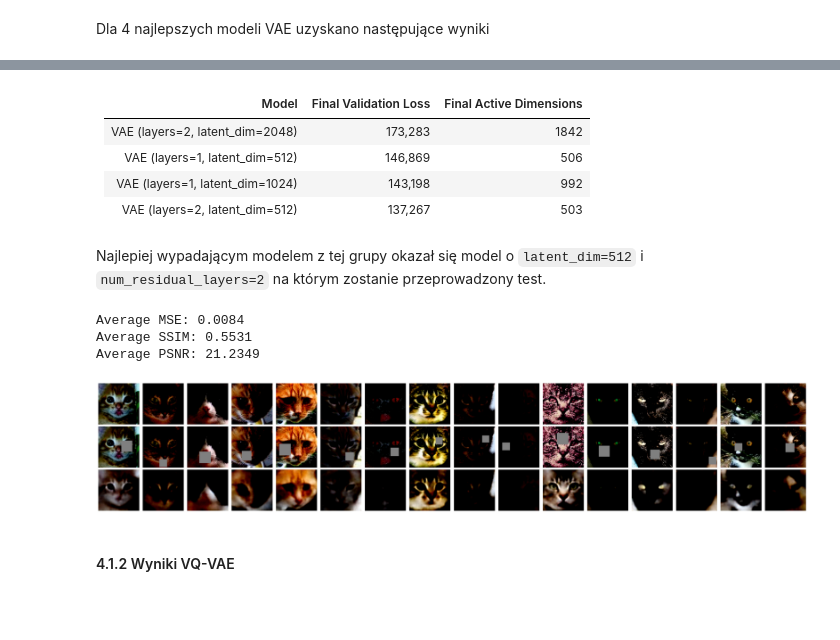
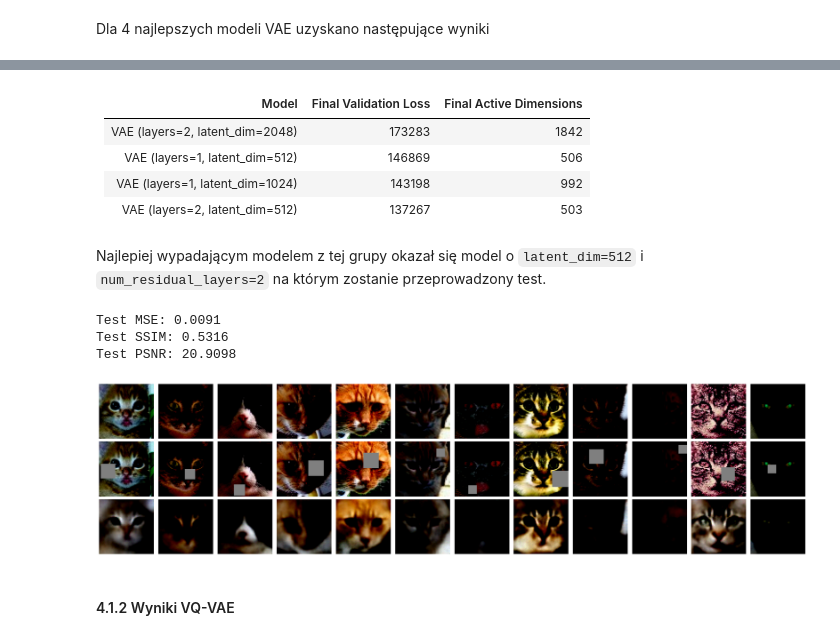
Before and after one commit to TytanMikJas/Inpainting, a Jupyter notebook: research_raport.ipynb, the cells around one changed output, grey strips where cells are left out. Cells and saved outputs as stored; diff of their text form; code cells hidden in the pictures; blank space fills up the shorter version.

```diff
--- a/research_raport.ipynb
+++ b/research_raport.ipynb
@@ -242,13 +245,15 @@ Dla 4 najlepszych modeli VAE uzyskano następujące wyniki
 # %% [markdown]
 | Model                               | Final Validation Loss | Final Active Dimensions |
 |-------------------------------------|-----------------------|-------------------------|
-| VAE (layers=2, latent_dim=2048)     | 173,283               | 1842                    |
-| VAE (layers=1, latent_dim=512)      | 146,869               | 506                     |
-| VAE (layers=1, latent_dim=1024)     | 143,198               | 992                     |
-| VAE (layers=2, latent_dim=512)      | 137,267               | 503                     |
+| VAE (layers=2, latent_dim=2048)     | 173283               | 1842                    |
+| VAE (layers=1, latent_dim=512)      | 146869               | 506                     |
+| VAE (layers=1, latent_dim=1024)     | 143198               | 992                     |
+| VAE (layers=2, latent_dim=512)      | 137267               | 503                     |
 # %% [markdown]
 Najlepiej wypadającym modelem z tej grupy okazał się model o `latent_dim=512` i `num_residual_layers=2` na którym zostanie przeprowadzony test.
 # %%
+from src.models.vae.VAE import VAE
+
 model = VAE(
     input_dim=3,
     hidden_dim=128,
@@ -258,25 +263,25 @@ model = VAE(
 )
 
 model.load_state_dict(
-    torch.load("models/reconstruction/vae/vae_layers2_latent512.pt", map_location=device)
+    torch.load("models/reconstruction/vae/vae_layers2_latent512_og.pt", map_location=device)
 )
 
 evaluate_model(model, test_dataloader, device)
 # %% [output]
-Average MSE: 0.0084
-Average SSIM: 0.5531
-Average PSNR: 21.2349
+Test MSE: 0.0091
+Test SSIM: 0.5316
+Test PSNR: 20.9098
 # %%
 mask_img, clean_img = next(iter(test_dataloader))
 mask_imgs = mask_img.to(device)
 original_imgs = clean_img.to(device)
 
 with torch.no_grad():
     reconstructed = model(mask_imgs)
 
-show_images(original_imgs, mask_imgs, reconstructed["recon"], n=16)
+show_images(original_imgs, mask_imgs, reconstructed["recon"], n=12)
 # %% [output]
-[figure, old version]
+[figure, new version]
 # %% [markdown]
 #### 4.1.2 Wyniki VQ-VAE
 # %% [markdown]
```
Also changed, not shown: parts of 30 cells of this notebook, 4 other files.
